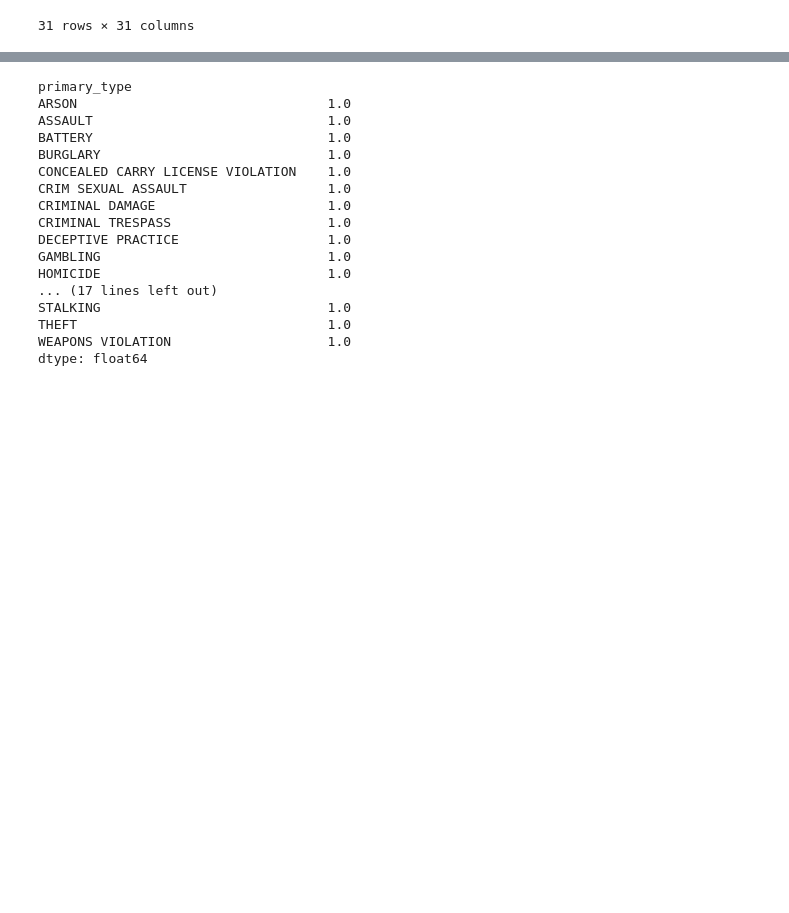
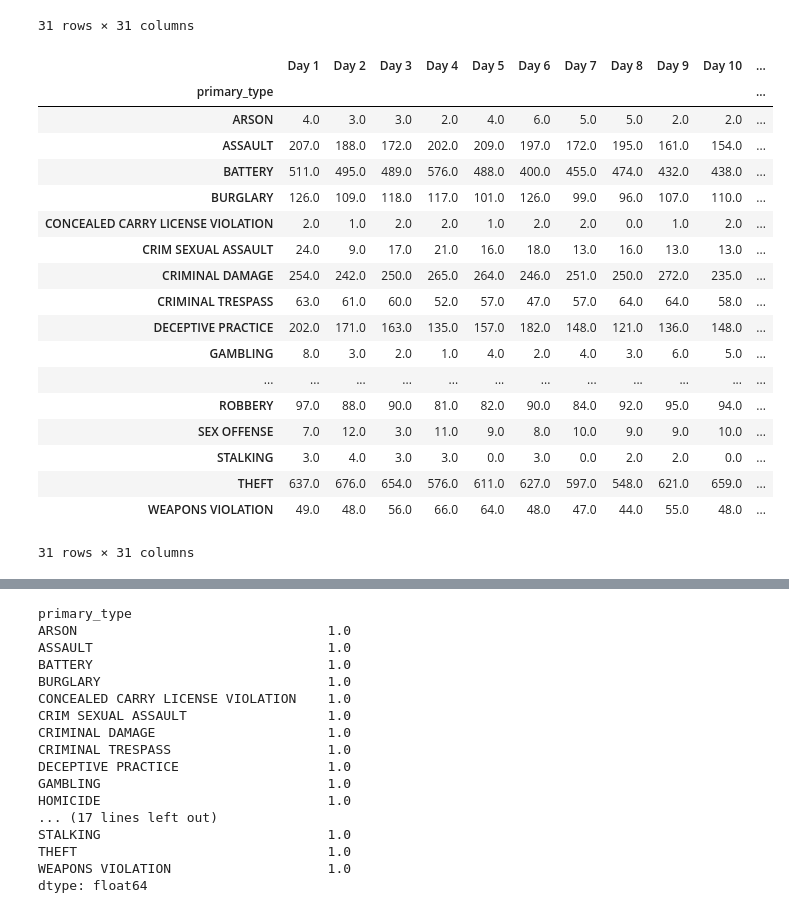
Before and after one commit to edunford/coding_discussions_ppol564_fall2020, a Jupyter notebook: 03_coding_discussion/Submissions/Shah_MaryamKhalid_ms4684.ipynb, the cells around one changed output, grey strips where cells are left out. Cells and saved outputs as stored; diff of their text form; code cells hidden in the pictures; blank space fills up the shorter version.

```diff
--- a/03_coding_discussion/Submissions/Shah_MaryamKhalid_ms4684.ipynb
+++ b/03_coding_discussion/Submissions/Shah_MaryamKhalid_ms4684.ipynb
@@ -88,6 +88,31 @@ dataframe
 | THEFT | 637.0 | 676.0 | 654.0 | 576.0 | 611.0 | 627.0 | 597.0 | 548.0 | 621.0 | 659.0 | ... |
 | WEAPONS VIOLATION | 49.0 | 48.0 | 56.0 | 66.0 | 64.0 | 48.0 | 47.0 | 44.0 | 55.0 | 48.0 | ... |
 31 rows × 31 columns
+# %%
+# adding prefix 'Day' to columns
+dataframe.columns = [i[1] for i in dataframe.columns]
+dataframe = dataframe.add_prefix('Day ')
+dataframe
+# %% [output]
+|  | Day 1 | Day 2 | Day 3 | Day 4 | Day 5 | Day 6 | Day 7 | Day 8 | Day 9 | Day 10 | ... |
+| primary_type |  |  |  |  |  |  |  |  |  |  | ... |
+| ARSON | 4.0 | 3.0 | 3.0 | 2.0 | 4.0 | 6.0 | 5.0 | 5.0 | 2.0 | 2.0 | ... |
+| ASSAULT | 207.0 | 188.0 | 172.0 | 202.0 | 209.0 | 197.0 | 172.0 | 195.0 | 161.0 | 154.0 | ... |
+| BATTERY | 511.0 | 495.0 | 489.0 | 576.0 | 488.0 | 400.0 | 455.0 | 474.0 | 432.0 | 438.0 | ... |
+| BURGLARY | 126.0 | 109.0 | 118.0 | 117.0 | 101.0 | 126.0 | 99.0 | 96.0 | 107.0 | 110.0 | ... |
+| CONCEALED CARRY LICENSE VIOLATION | 2.0 | 1.0 | 2.0 | 2.0 | 1.0 | 2.0 | 2.0 | 0.0 | 1.0 | 2.0 | ... |
+| CRIM SEXUAL ASSAULT | 24.0 | 9.0 | 17.0 | 21.0 | 16.0 | 18.0 | 13.0 | 16.0 | 13.0 | 13.0 | ... |
+| CRIMINAL DAMAGE | 254.0 | 242.0 | 250.0 | 265.0 | 264.0 | 246.0 | 251.0 | 250.0 | 272.0 | 235.0 | ... |
+| CRIMINAL TRESPASS | 63.0 | 61.0 | 60.0 | 52.0 | 57.0 | 47.0 | 57.0 | 64.0 | 64.0 | 58.0 | ... |
+| DECEPTIVE PRACTICE | 202.0 | 171.0 | 163.0 | 135.0 | 157.0 | 182.0 | 148.0 | 121.0 | 136.0 | 148.0 | ... |
+| GAMBLING | 8.0 | 3.0 | 2.0 | 1.0 | 4.0 | 2.0 | 4.0 | 3.0 | 6.0 | 5.0 | ... |
+| ... | ... | ... | ... | ... | ... | ... | ... | ... | ... | ... | ... |
+| ROBBERY | 97.0 | 88.0 | 90.0 | 81.0 | 82.0 | 90.0 | 84.0 | 92.0 | 95.0 | 94.0 | ... |
+| SEX OFFENSE | 7.0 | 12.0 | 3.0 | 11.0 | 9.0 | 8.0 | 10.0 | 9.0 | 9.0 | 10.0 | ... |
+| STALKING | 3.0 | 4.0 | 3.0 | 3.0 | 0.0 | 3.0 | 0.0 | 2.0 | 2.0 | 0.0 | ... |
+| THEFT | 637.0 | 676.0 | 654.0 | 576.0 | 611.0 | 627.0 | 597.0 | 548.0 | 621.0 | 659.0 | ... |
+| WEAPONS VIOLATION | 49.0 | 48.0 | 56.0 | 66.0 | 64.0 | 48.0 | 47.0 | 44.0 | 55.0 | 48.0 | ... |
+31 rows × 31 columns
 # %%
 # populating each cell by the proportion of times that crime was committed over all days of the month
 dataframe.iloc[:,0:31] = dataframe.iloc[:,0:31].div(dataframe.sum(axis=1), axis=0)
```
Also changed, not shown: parts of 2 cells of this notebook.
